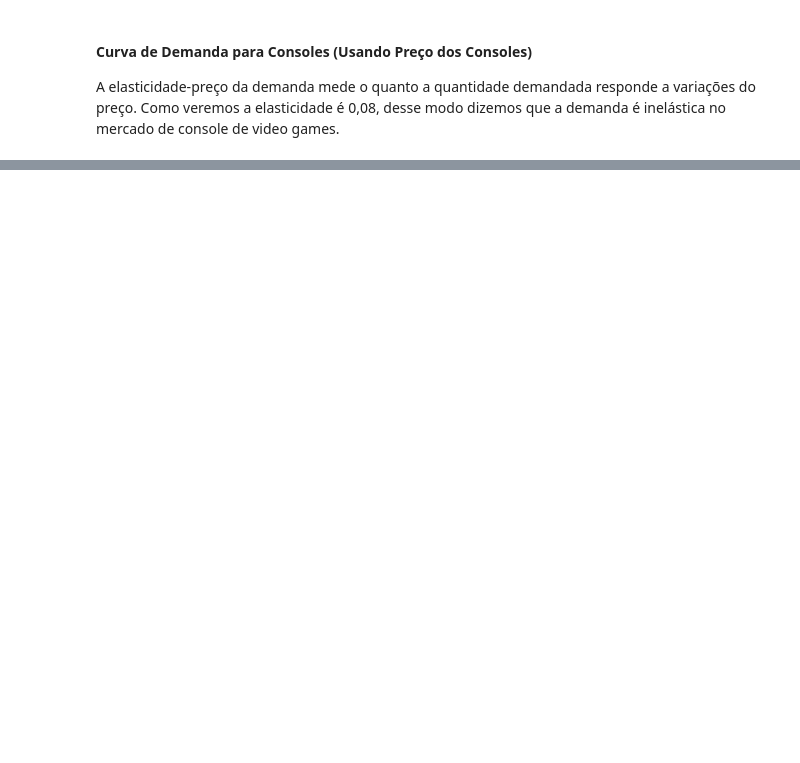
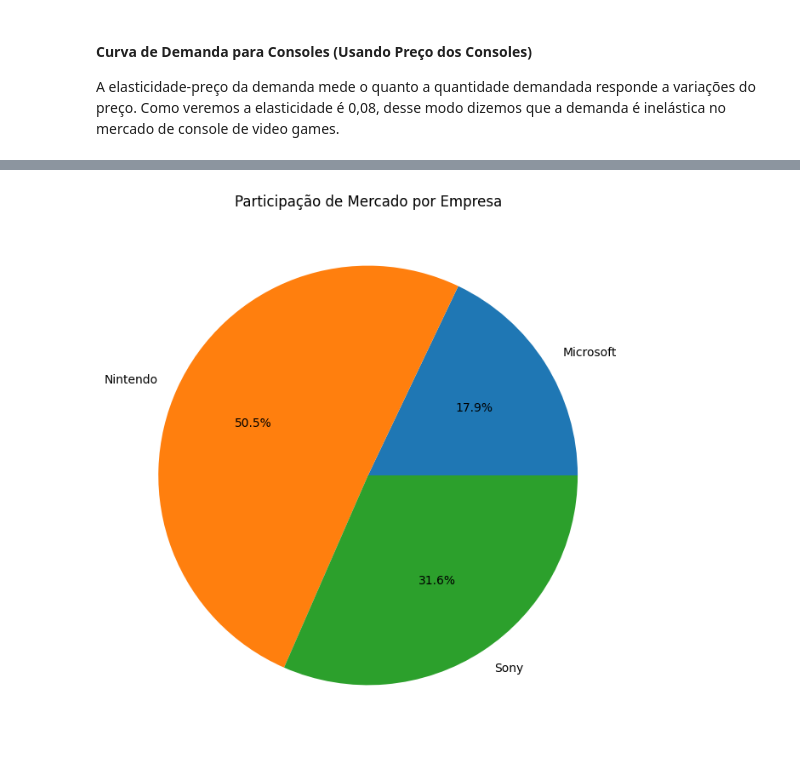
Before and after one commit to FramesPerStatistic/Console_Analyses, a Jupyter notebook: notebooks/estatisticas_basicas.ipynb, the cells around one changed output, grey strips where cells are left out. Cells and saved outputs as stored; diff of their text form; code cells hidden in the pictures; blank space fills up the shorter version.

```diff
--- a/notebooks/estatisticas_basicas.ipynb
+++ b/notebooks/estatisticas_basicas.ipynb
@@ -185,0 +214,12 @@ Significância Estatística (p-value): 0.9060
+# %%
+# Calcular vendas totais por empresa
+market_share = merged_df.groupby('company')['sales'].sum().reset_index()
+market_share['share'] = (market_share['sales'] / market_share['sales'].sum()) * 100
+
+# Gráfico de pizza
+plt.figure(figsize=(8,8))
+plt.pie(market_share['share'], labels=market_share['company'], autopct='%1.1f%%')
+plt.title('Participação de Mercado por Empresa')
+plt.show()
+# %% [output]
+[figure, added]
```
Also changed, not shown: parts of 11 cells of this notebook.
